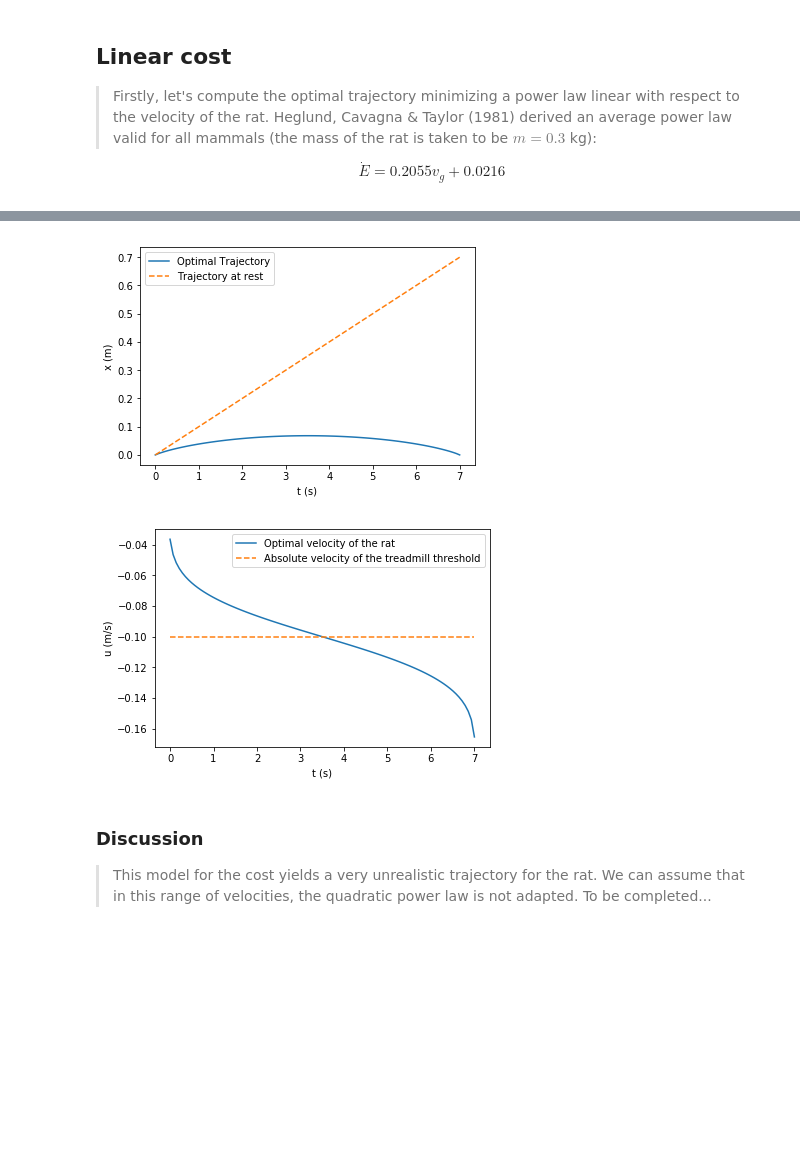
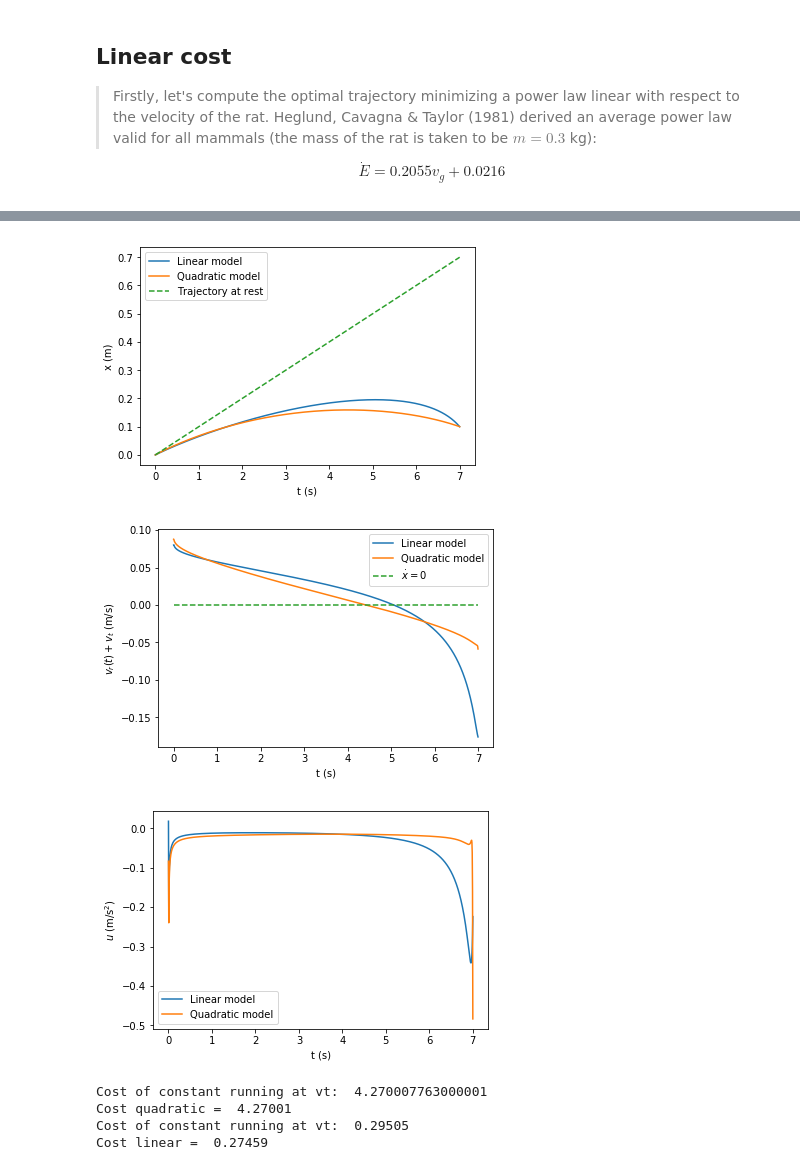
Before and after one commit to remy13127/rat_optimization, a Jupyter notebook: Power_law_model.ipynb, the cells around one changed output, grey strips where cells are left out. Cells and saved outputs as stored; diff of their text form; code cells hidden in the pictures; blank space fills up the shorter version.

```diff
--- a/Power_law_model.ipynb
+++ b/Power_law_model.ipynb
@@ -267,5 +296,6 @@ $$\dot{E} = 0.2055 v_g + 0.0216$$
 # %%
-x0_opt,tgrid,u_opt,tgrid_u = optimal_trajectory(cost='linear',a=0.0216,b=0.2055,x0=0.0,xf=0.0,tf=7.0)
+xl,xdotl,tl,accl,tal = optimal_trajectory(cost='linear',a=0.0216,b=0.2055,x0=0.0,xf=0.1,tf=7.0)
+xq,xdotq,tq,accq,taccq = optimal_trajectory(cost='quadratic',a=0.61,b=1.109E-04,x0=0.0,xf=0.1,tf=7.0)
 # %% [output]
 This is Ipopt version 3.12.3, running with linear solver mumps.
 NOTE: Other linear solvers might be more efficient (see Ipopt documentation).
@@ -316,2 +316,0 @@ $$\dot{E} = 0.61+1.109\times 10^{-4} v^2 \quad \textrm{J/s}$$
-# %%
-x0_opt,tgrid,u_opt,tgrid_u = optimal_trajectory(cost='quadratic',a=0.61,b=1.109E-04,x0=0.0,xf=0.0,tf=7.0)
@@ -337,21 +317,40 @@ optimal cost:  4.270008215657223
-# %%
-plt.plot(tgrid,x0_opt,label='Optimal Trajectory')
-plt.plot(tgrid,[0.1*t for t in tgrid],'--',label='Trajectory at rest')
-plt.ylabel('x (m)')
-plt.xlabel('t (s)')
-plt.legend()
-plt.show()
-
-plt.plot(tgrid_u,u_opt,label='Optimal velocity of the rat')
-plt.plot(tgrid_u,[-0.1 for t in tgrid_u],'--',label='Absolute velocity of the treadmill threshold')
-plt.ylabel('u (m/s)')
-plt.xlabel('t (s)')
-plt.legend()
-plt.show()
-# %% [output]
-[figure, removed]
-[figure, removed]
-# %% [markdown]
-### Discussion
-
-> This model for the cost yields a very unrealistic trajectory for the rat. We can assume that in this range of velocities, the quadratic power law is not adapted. To be completed...
+# %%
+
+plt.plot(tl,xl,label='Linear model')
+plt.plot(tq,xq,label='Quadratic model')
+plt.plot(tl,[0.1*t for t in tl],'--',label='Trajectory at rest')
+plt.ylabel('x (m)')
+plt.xlabel('t (s)')
+plt.legend()
+plt.savefig('position_pl.pdf')
+plt.show()
+
+plt.plot(tl,xdotl,label='Linear model')
+plt.plot(tq,xdotq,label='Quadratic model')
+plt.plot(tgrid,[0.0 for t in tl],'--',label=r'$\dot{x}=0$')
+plt.ylabel(r'$v_r(t)+v_t$ (m/s)')
+plt.xlabel('t (s)')
+plt.legend()
+plt.savefig('displacement_pl.pdf')
+plt.show()
+
+
+plt.plot(tal,accl,label='Linear model')
+plt.plot(taccq,accq,label='Quadratic model')
+plt.ylabel(r'$u$ (m/s$^{2}$)')
+plt.xlabel('t (s)')
+plt.legend()
+plt.show()
+
+costq=cost('quadratic',xdotq,0.61,1.109E-04)
+print("Cost quadratic = ",costq)
+costl=cost('linear',xdotl,0.0216,0.2055)
+print("Cost linear = ",costl)
+# %% [output]
+[figure, added]
+[figure, added]
+[figure, added]
+Cost of constant running at vt:  4.270007763000001
+Cost quadratic =  4.27001
+Cost of constant running at vt:  0.29505
+Cost linear =  0.27459
```
Also changed, not shown: parts of 9 cells of this notebook.
